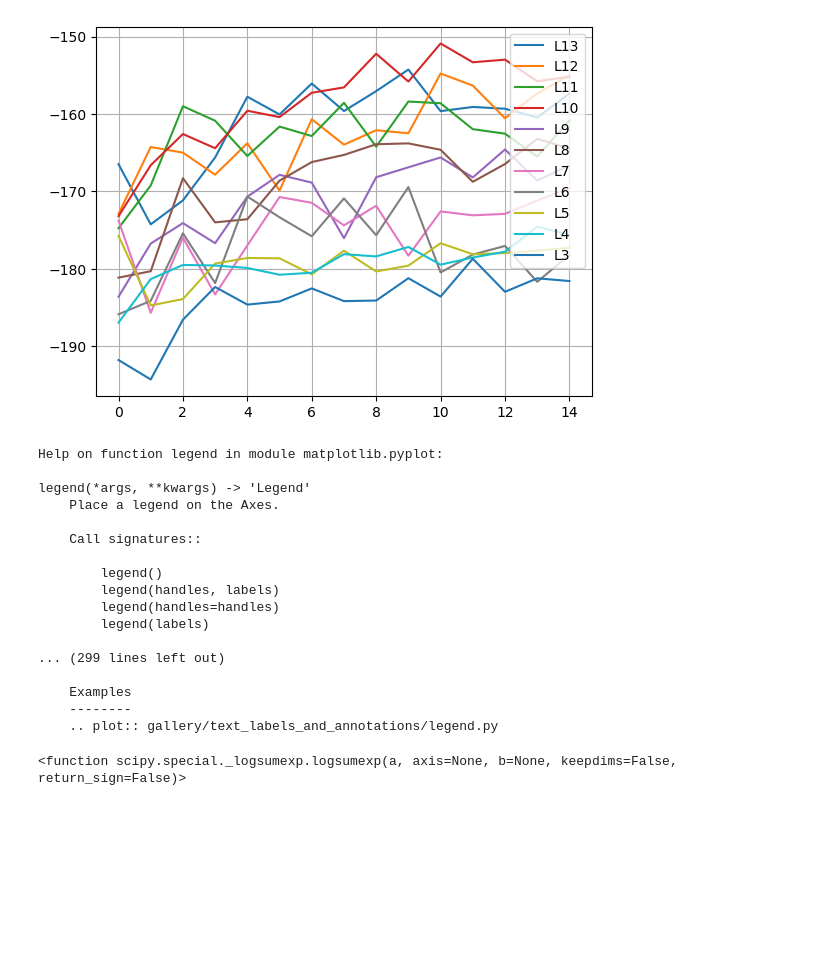
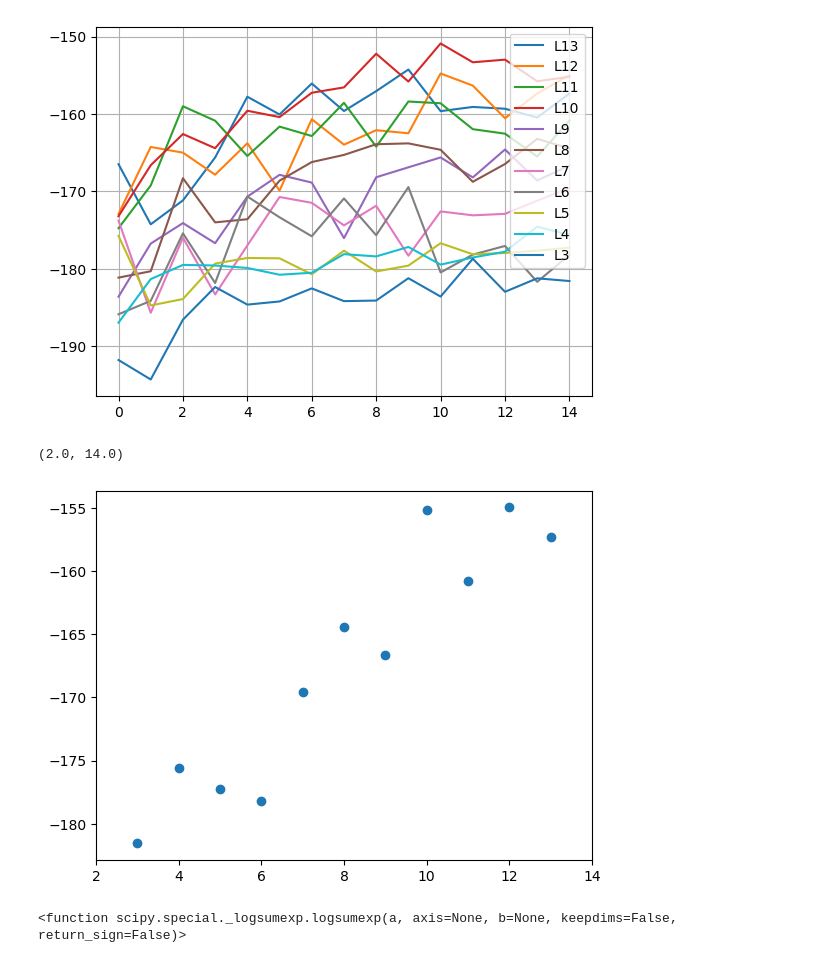
Before and after one commit to AlbertoCasellato/LCP-B, a Jupyter notebook: ex2/RBM_2025_MNIST.ipynb, the cells around one changed output. Cells and saved outputs as stored; diff of their text form; code cells hidden in the pictures; blank space fills up the shorter version.

```diff
--- a/ex2/RBM_2025_MNIST.ipynb
+++ b/ex2/RBM_2025_MNIST.ipynb
@@ -770,26 +768,13 @@ plt.grid()
 plt.show()
 # %% [output]
 [figure]
-# %%
-help(plt.legend)
-# %% [output]
-Help on function legend in module matplotlib.pyplot:
-
-legend(*args, **kwargs) -> 'Legend'
-    Place a legend on the Axes.
-
-    Call signatures::
-
-        legend()
-        legend(handles, labels)
-        legend(handles=handles)
-        legend(labels)
-
-... (299 lines left out)
-
-    Examples
-    --------
-    .. plot:: gallery/text_labels_and_annotations/legend.py
+# %%
+Y = [L3[-1], L4[-1], L5[-1], L6[-1], L7[-1], L8[-1], L9[-1], L10[-1], L11[-1], L12[-1], L13[-1]]
+plt.plot([3,4,5,6,7,8,9,10,11,12,13], Y, "o")
+plt.xlim(2, 14)
+# %% [output]
+(2.0, 14.0)
+[figure, added]
 # %%
 scipy.special.logsumexp
 # %% [output]
```
Also changed, not shown: parts of 1 cell of this notebook.
